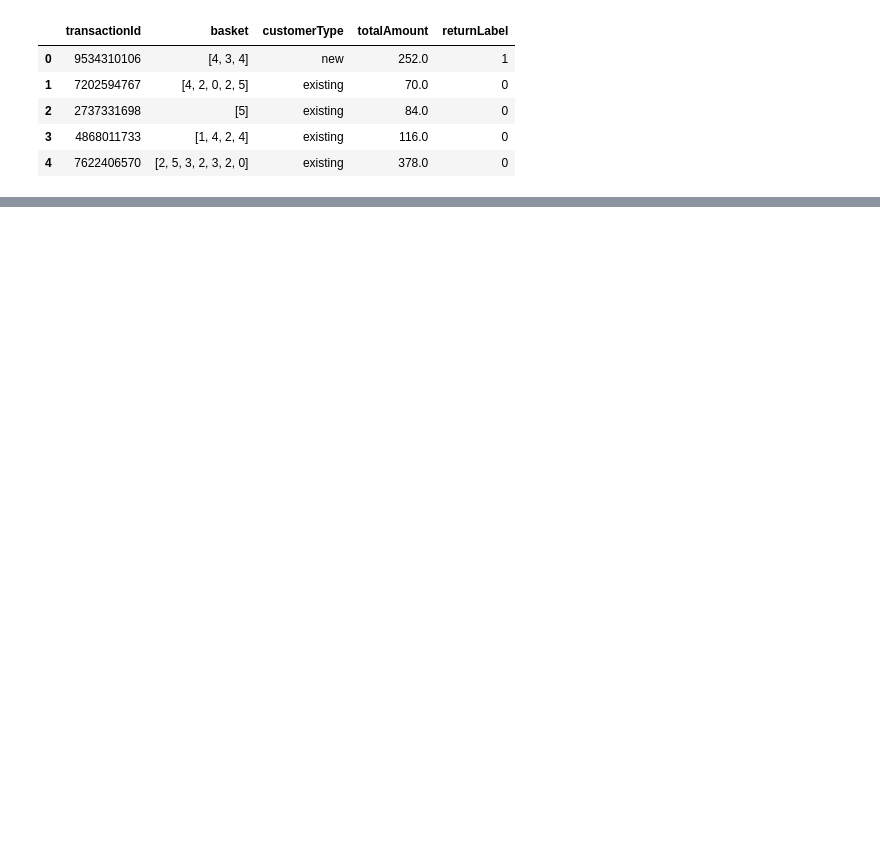
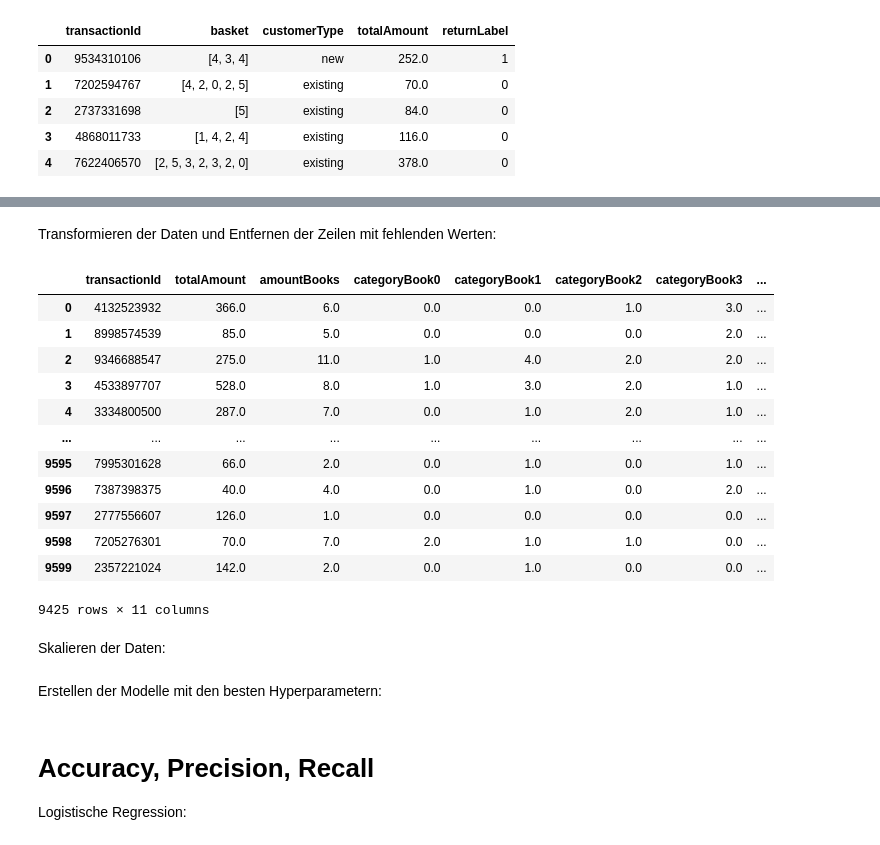
Before and after one commit to daniel-seiler/MlLab, a Jupyter notebook: ML_Tasks.ipynb, the cells around one changed output, grey strips where cells are left out. Drawn from its saved outputs; the diff is of its cells as text; code cells hidden in the pictures; blank space fills up the shorter version.

```diff
--- a/ML_Tasks.ipynb
+++ b/ML_Tasks.ipynb
@@ -141,0 +232,23 @@ df_train.head()
+# %% [markdown]
+Transformieren der Daten und Entfernen der Zeilen mit fehlenden Werten:
+# %%
+X_test = createFeatures(df_test.drop(columns='returnLabel')).dropna()
+y_test = df_test['returnLabel']
+y_test = y_test[X_test.index]
+X_test
+# %% [output]
+|  | transactionId | totalAmount | amountBooks | categoryBook0 | categoryBook1 | categoryBook2 | categoryBook3 | ... |
+| 0 | 4132523932 | 366.0 | 6.0 | 0.0 | 0.0 | 1.0 | 3.0 | ... |
+| 1 | 8998574539 | 85.0 | 5.0 | 0.0 | 0.0 | 0.0 | 2.0 | ... |
+| 2 | 9346688547 | 275.0 | 11.0 | 1.0 | 4.0 | 2.0 | 2.0 | ... |
+| 3 | 4533897707 | 528.0 | 8.0 | 1.0 | 3.0 | 2.0 | 1.0 | ... |
+| 4 | 3334800500 | 287.0 | 7.0 | 0.0 | 1.0 | 2.0 | 1.0 | ... |
+| ... | ... | ... | ... | ... | ... | ... | ... | ... |
+| 9595 | 7995301628 | 66.0 | 2.0 | 0.0 | 1.0 | 0.0 | 1.0 | ... |
+| 9596 | 7387398375 | 40.0 | 4.0 | 0.0 | 1.0 | 0.0 | 2.0 | ... |
+| 9597 | 2777556607 | 126.0 | 1.0 | 0.0 | 0.0 | 0.0 | 0.0 | ... |
+| 9598 | 7205276301 | 70.0 | 7.0 | 2.0 | 1.0 | 1.0 | 0.0 | ... |
+| 9599 | 2357221024 | 142.0 | 2.0 | 0.0 | 1.0 | 0.0 | 0.0 | ... |
+9425 rows × 11 columns
+# %% [markdown]
+Skalieren der Daten:
@@ -141,0 +260,2 @@ df_train.head()
+# %% [markdown]
+Erstellen der Modelle mit den besten Hyperparametern:
@@ -141,0 +274,5 @@ df_train.head()
+# %% [markdown]
+
+# Accuracy, Precision, Recall
+
+Logistische Regression:
```
Also changed, not shown: parts of 53 cells of this notebook.
